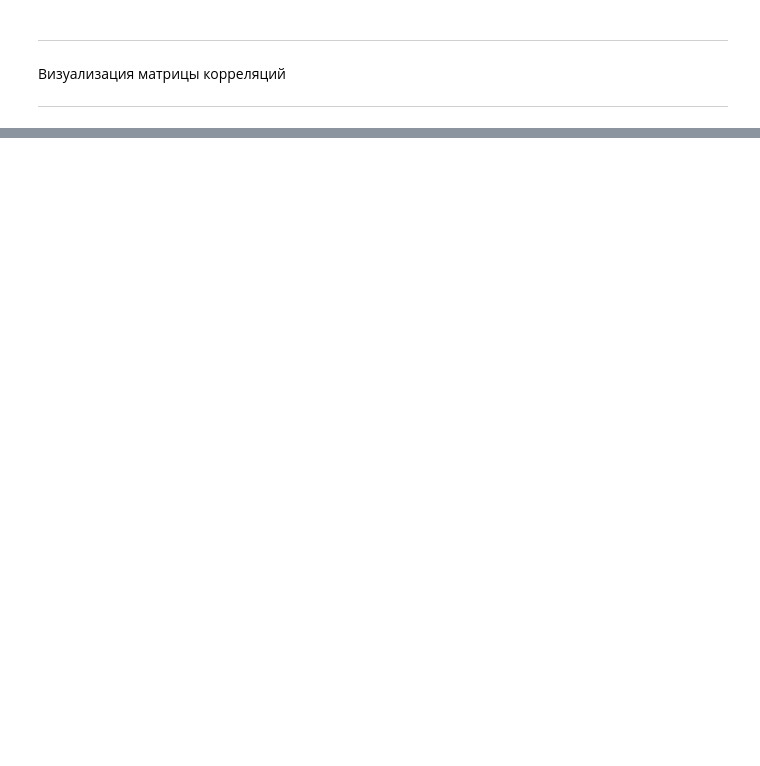
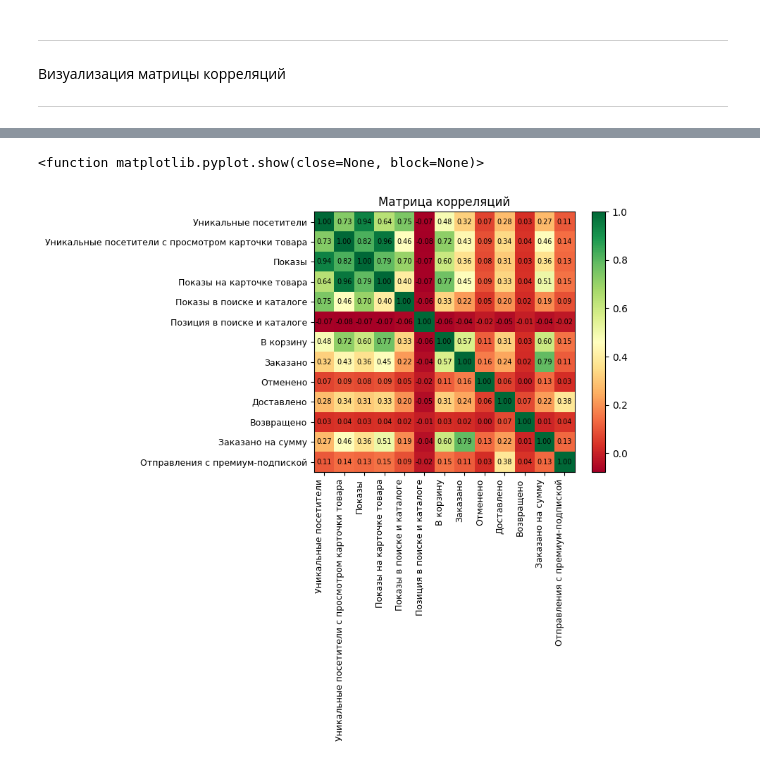
Before and after one commit to Untick/Marketplaces, a Jupyter notebook: Domoscanova Irina/AI_стажировка_Ingate.ipynb, the cells around one changed output, grey strips where cells are left out. Saved outputs shown, nothing was run; the diff lists cells and outputs as text; code cells hidden in the pictures; blank space fills up the shorter version.

```diff
--- a/Domoscanova Irina/AI_стажировка_Ingate.ipynb
+++ b/Domoscanova Irina/AI_стажировка_Ingate.ipynb
@@ -184,0 +201,31 @@ print(np_orders[0])
+# %%
+# Строю тепловую карту
+
+# Лейблы оси X
+x = ["Уникальные посетители", "Уникальные посетители с просмотром карточки товара", "Показы", "Показы на карточке товара", "Показы в поиске и каталоге", "Позиция в поиске и каталоге", "В корзину", "Заказано", "Отменено", "Доставлено", "Возвращено", "Заказано на сумму", "Отправления с премиум-подпиской"]
+
+# Лейблы оси Y
+y = ["Уникальные посетители", "Уникальные посетители с просмотром карточки товара", "Показы", "Показы на карточке товара", "Показы в поиске и каталоге", "Позиция в поиске и каталоге", "В корзину", "Заказано", "Отменено", "Доставлено", "Возвращено", "Заказано на сумму", "Отправления с премиум-подпиской"]
+
+# Построение тепловой карты
+fig, ax = plt.subplots()                                                        # Отрисовка рамок и осей
+im = plt.imshow(np_orders_corr, cmap='RdYlGn')                                  # Отрисовка данных
+ax.set_xticks(np.arange(len(x)), labels=x)                                      # Отрисовка делений и подписей к делениям
+ax.set_yticks(np.arange(len(y)), labels=y)
+plt.setp(ax.get_xticklabels(), rotation=90, ha="right", fontsize=9)             # Параметры для подписей делений
+plt.setp(ax.get_yticklabels(), fontsize=9)
+
+for i in range(len(y)):
+    for j in range(len(x)):
+        text = ax.text(j, i, '{0:0.2f}'.format(np_orders_corr[i, j]),
+                       ha="center", va="center", color="black", fontsize=7)
+
+#
+fig.colorbar(im)
+
+# Заголовок графика
+plt.title('Матрица корреляций')
+plt.show
+# %% [output]
+<function matplotlib.pyplot.show(close=None, block=None)>
+[figure, added]
```
Also changed, not shown: parts of 5 cells of this notebook.
